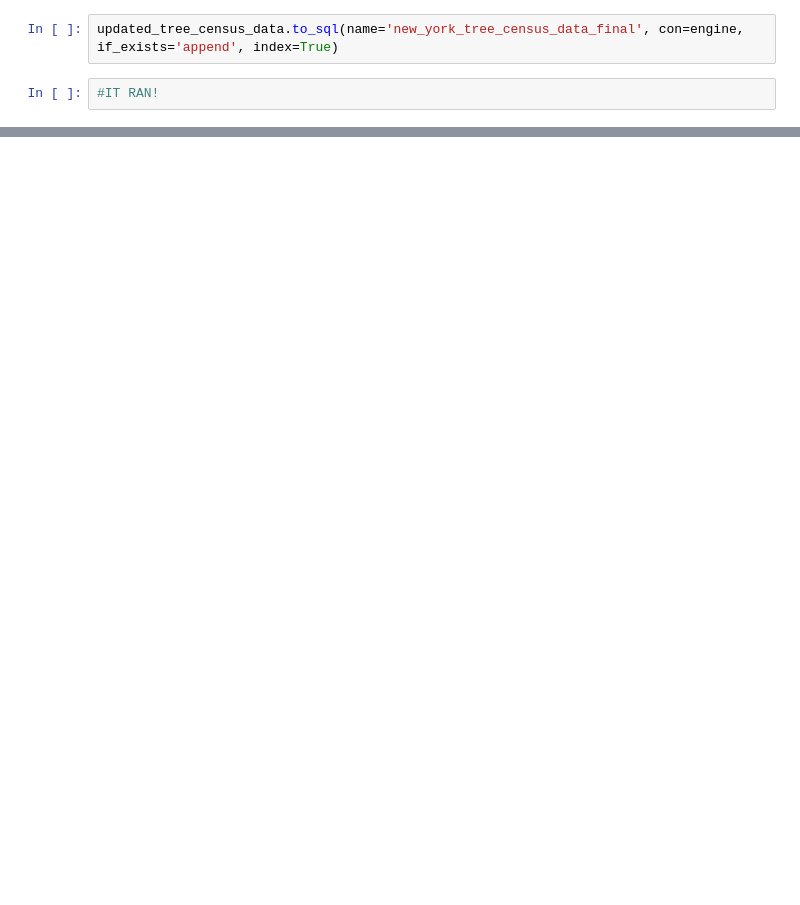
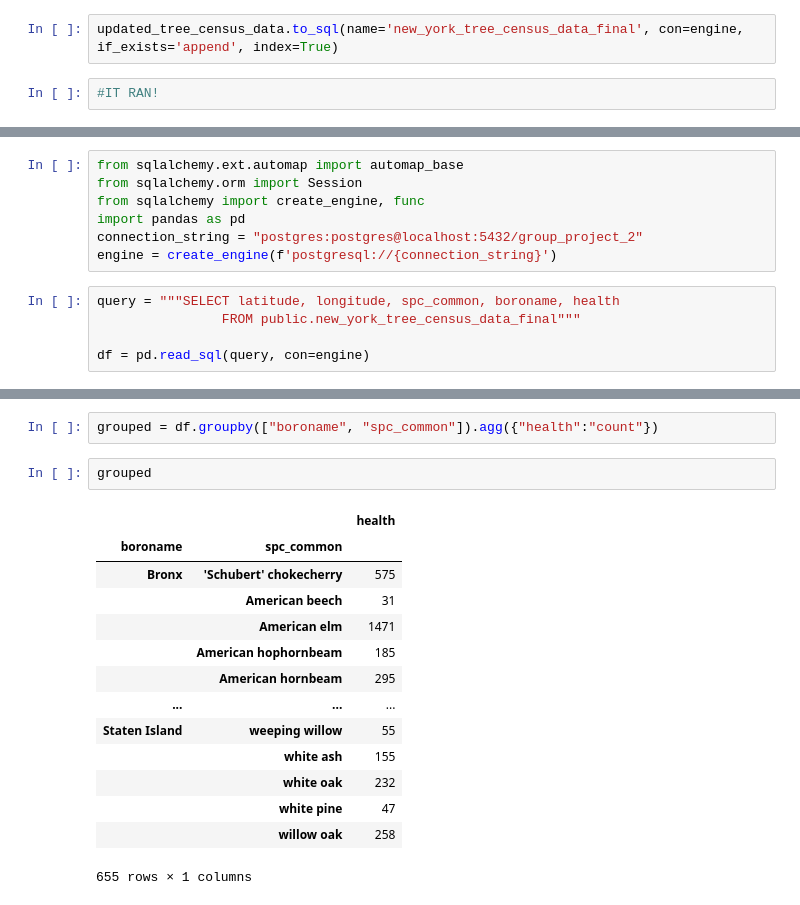
Before and after one commit to shadeetabasi/nyc-realestate-and-trees-project, a Jupyter notebook: connect_to_db/new_york_tree_census_2015_SQL_CONNECT.ipynb, the cells around one changed output, grey strips where cells are left out. Cells and saved outputs as stored; diff of their text form; blank space fills up the shorter version.

```diff
--- a/connect_to_db/new_york_tree_census_2015_SQL_CONNECT.ipynb
+++ b/connect_to_db/new_york_tree_census_2015_SQL_CONNECT.ipynb
@@ -145,0 +156,12 @@ updated_tree_census_data.to_sql(name='new_york_tree_census_data_final', con=engi
+# %%
+from sqlalchemy.ext.automap import automap_base
+from sqlalchemy.orm import Session
+from sqlalchemy import create_engine, func
+import pandas as pd
+connection_string = "postgres:postgres@localhost:5432/group_project_2"
+engine = create_engine(f'postgresql://{connection_string}')
+# %%
+query = """SELECT latitude, longitude, spc_common, boroname, health
+                FROM public.new_york_tree_census_data_final"""
+
+df = pd.read_sql(query, con=engine)
@@ -145,0 +177,19 @@ updated_tree_census_data.to_sql(name='new_york_tree_census_data_final', con=engi
+# %%
+grouped = df.groupby(["boroname", "spc_common"]).agg({"health":"count"})
+# %%
+grouped
+# %% [output]
+|  |  | health |
+| boroname | spc_common |  |
+| Bronx | 'Schubert' chokecherry | 575 |
+|  | American beech | 31 |
+|  | American elm | 1471 |
+|  | American hophornbeam | 185 |
+|  | American hornbeam | 295 |
+| ... | ... | ... |
+| Staten Island | weeping willow | 55 |
+|  | white ash | 155 |
+|  | white oak | 232 |
+|  | white pine | 47 |
+|  | willow oak | 258 |
+655 rows × 1 columns
```
Also changed, not shown: parts of 4 cells of this notebook, 4 other files.
